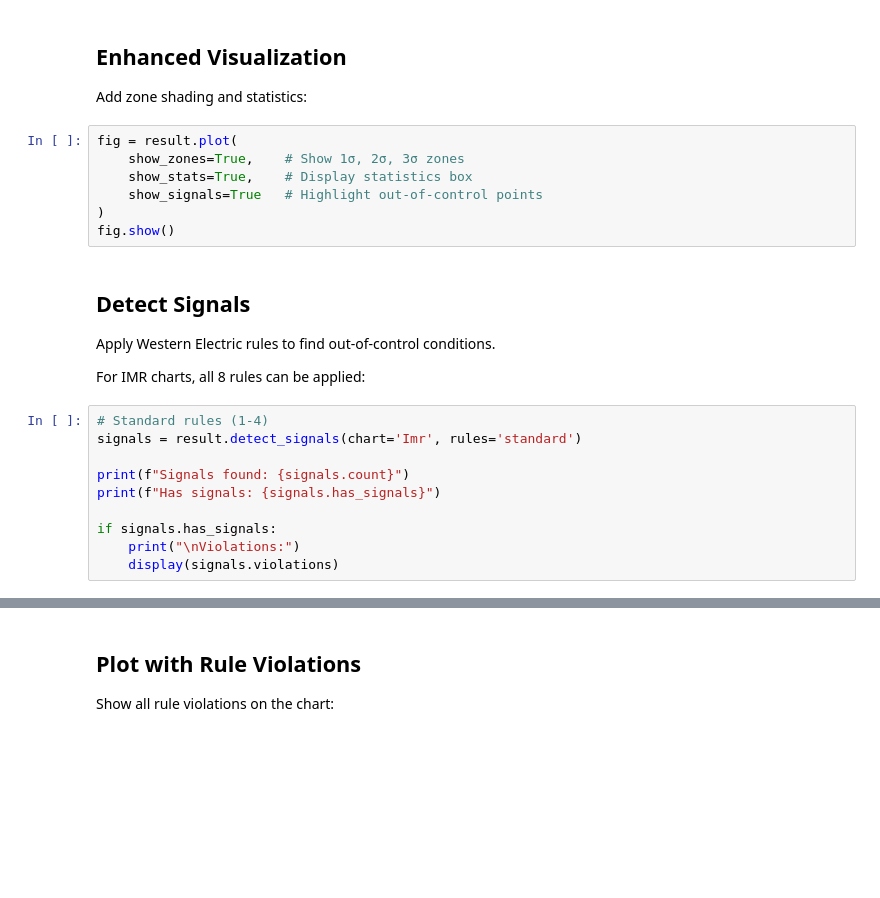
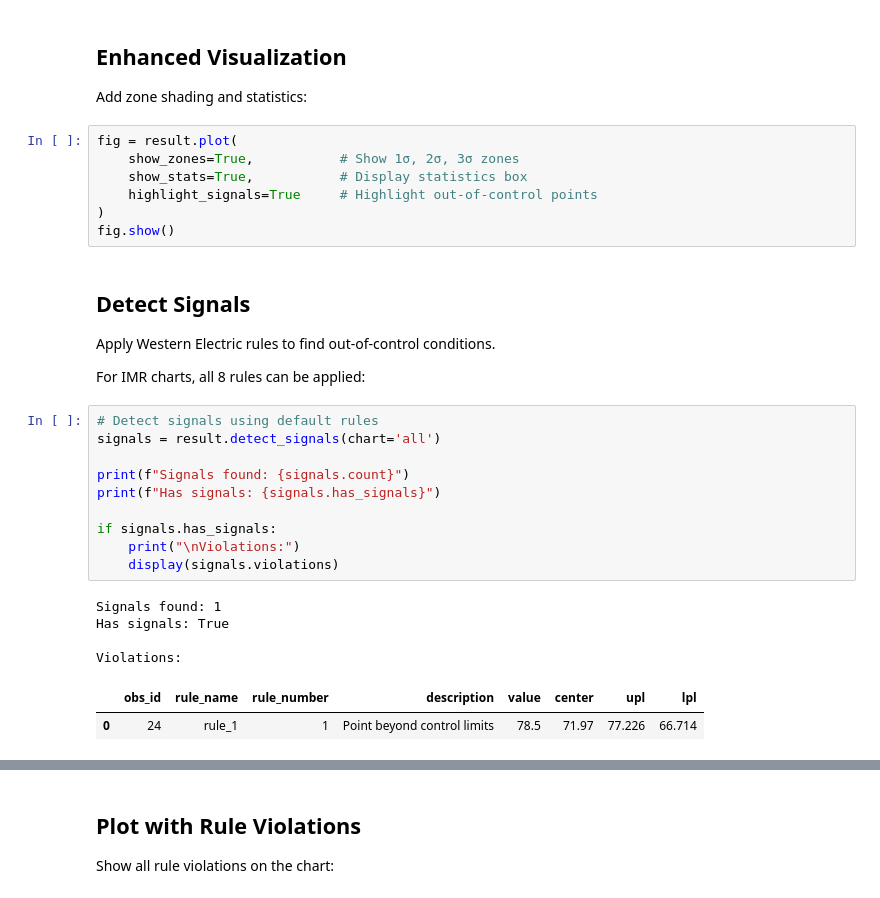
Before and after one commit to cnicholas/processbehavior, a Jupyter notebook: docs/tutorials/basic-imr.ipynb, the cells around one changed output, grey strips where cells are left out. Cells and saved outputs as stored; diff of their text form; blank space fills up the shorter version.

```diff
--- a/docs/tutorials/basic-imr.ipynb
+++ b/docs/tutorials/basic-imr.ipynb
@@ -105,9 +144,9 @@ fig.show()
 Add zone shading and statistics:
 # %%
 fig = result.plot(
-    show_zones=True,    # Show 1σ, 2σ, 3σ zones
-    show_stats=True,    # Display statistics box
-    show_signals=True   # Highlight out-of-control points
+    show_zones=True,           # Show 1σ, 2σ, 3σ zones
+    show_stats=True,           # Display statistics box
+    highlight_signals=True     # Highlight out-of-control points
 )
 fig.show()
 # %% [markdown]
@@ -117,13 +156,20 @@ Apply Western Electric rules to find out-of-control conditions.
 
 For IMR charts, all 8 rules can be applied:
 # %%
-# Standard rules (1-4)
-signals = result.detect_signals(chart='Imr', rules='standard')
+# Detect signals using default rules
+signals = result.detect_signals(chart='all')
 
 print(f"Signals found: {signals.count}")
 print(f"Has signals: {signals.has_signals}")
 
 if signals.has_signals:
     print("\nViolations:")
     display(signals.violations)
+# %% [output]
+Signals found: 1
+Has signals: True
+
+Violations:
+|  | obs_id | rule_name | rule_number | description | value | center | upl | lpl |
+| 0 | 24 | rule_1 | 1 | Point beyond control limits | 78.5 | 71.97 | 77.226 | 66.714 |
 # %%
```
Also changed, not shown: parts of 7 cells of this notebook, 15 other files.
